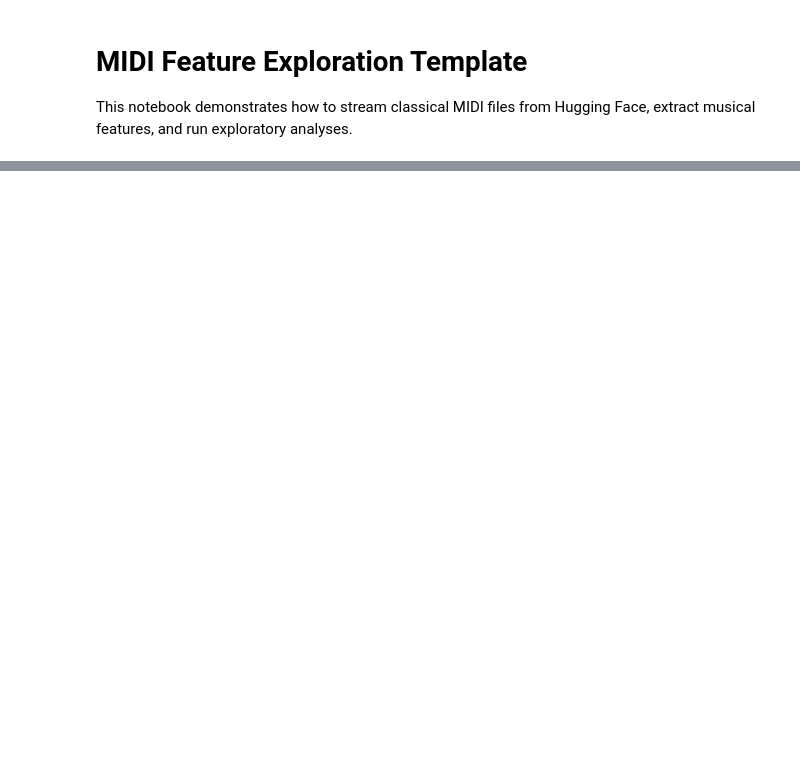
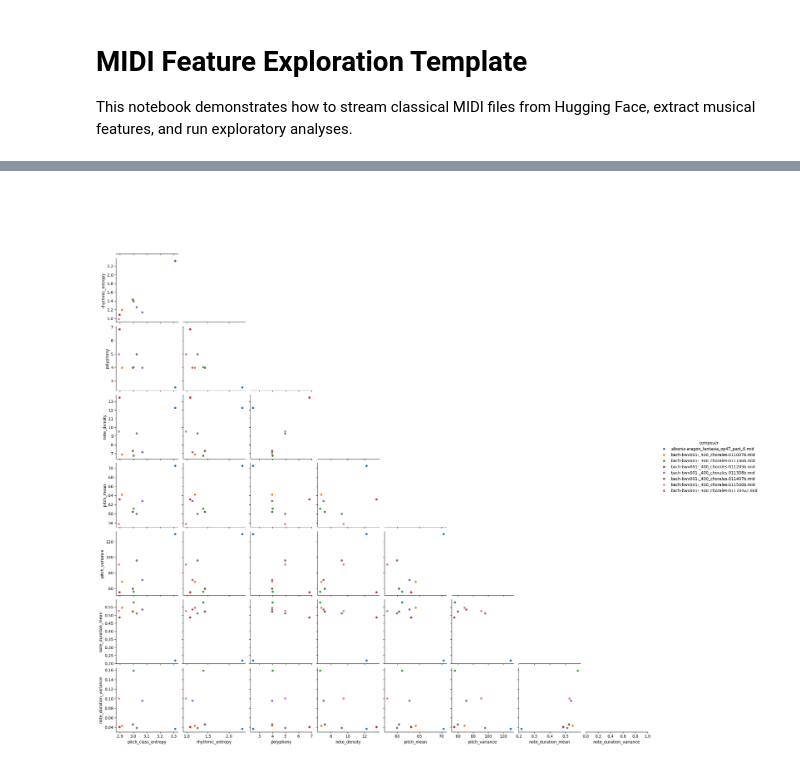
Before and after one commit to carpetxie/math50-final-project, a Jupyter notebook: notebooks/midi_analysis_template.ipynb, the cells around one changed output, grey strips where cells are left out. Saved outputs shown, nothing was run; the diff lists cells and outputs as text; code cells hidden in the pictures; blank space fills up the shorter version.

```diff
--- a/notebooks/midi_analysis_template.ipynb
+++ b/notebooks/midi_analysis_template.ipynb
@@ -18,12 +48,18 @@ from src.features import extract_midi_features
 DATASET_NAME = "drengskapur/midi-classical-music"
 DATASET_SPLIT = "train"
 OUTPUT_PATH = Path("data/processed/midi_composer_features.csv")
-MAX_ITEMS = 200  # set to None to process full split
+MAX_ITEMS = None  # set to None to process full split
+RESOLVE_BASE_URL = f"https://huggingface.co/datasets/{DATASET_NAME}/resolve/main/"
 
 
 # Helper to extract composer from URL (dataset specific)
 def composer_from_url(url: str) -> str:
-    return url.split("/")[-2]
+    parts = url.split("/")
+    if "data" in parts:
+        data_idx = parts.index("data")
+        if data_idx + 1 < len(parts):
+            return parts[data_idx + 1]
+    return parts[-2]
 # %%
 dataset: Dataset = load_hf_dataset(
     DATASET_NAME,
@@ -45,6 +86,7 @@ def stream_features():
         max_items=MAX_ITEMS,
         composer_from_url=composer_from_url,
         progress_callback=update,
+        base_url=RESOLVE_BASE_URL,
     ):
         yield {**result.metadata, **result.features}
 
@@ -58,0 +108,5 @@ df.head()
+# %%
+top_composers = df["composer"].value_counts().head(8).index.tolist()
+df_top = df[df["composer"].isin(top_composers)].copy()
+df_top["composer"] = df_top["composer"].astype("category")
+top_composers
@@ -74,20 +163,22 @@ df.groupby("composer").agg({
 # %%
 import seaborn as sns
 import matplotlib.pyplot as plt
 
 sns.pairplot(
-    df,
+    df_top,
     vars=[
         "pitch_class_entropy",
         "rhythmic_entropy",
         "polyphony",
         "note_density",
         "pitch_mean",
         "pitch_variance",
         "note_duration_mean",
         "note_duration_variance",
     ],
     hue="composer",
     corner=True,
 )
 plt.show()
+# %% [output]
+[figure, added]
```
Also changed, not shown: parts of 19 cells of this notebook, 3 other files.
